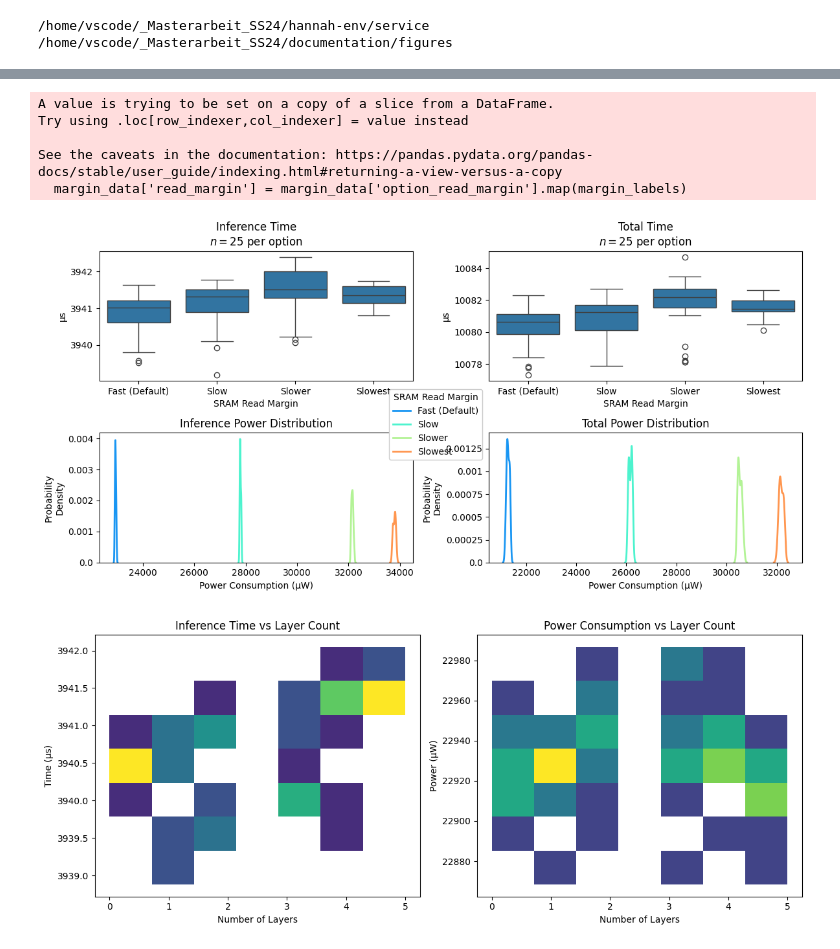
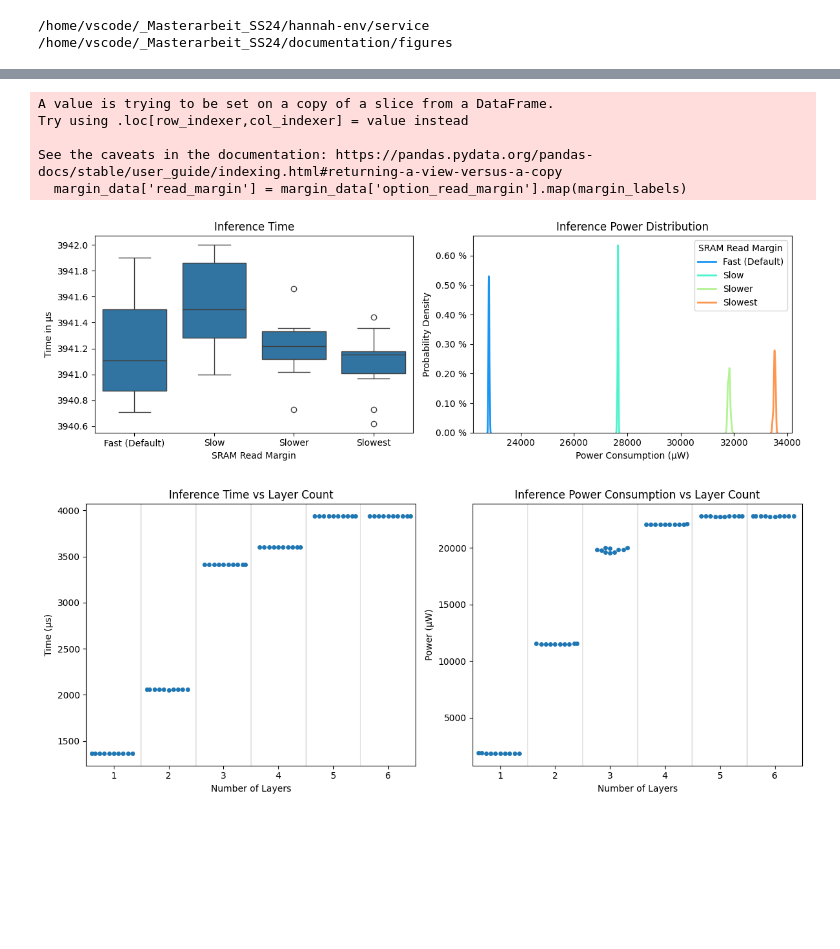
Before and after one commit to ekut-es/netdeployonnx, a Jupyter notebook: netdeployonnx/client/experiment_npu.ipynb, the cells around one changed output, grey strips where cells are left out. Cells and saved outputs as stored; diff of their text form; code cells hidden in the pictures; blank space fills up the shorter version.

```diff
--- a/netdeployonnx/client/experiment_npu.ipynb
+++ b/netdeployonnx/client/experiment_npu.ipynb
@@ -486,19 +475,21 @@ margin_data = df_filtered.dropna(subset=['option_read_margin'])
 margin_data['read_margin'] = margin_data['option_read_margin'].map(margin_labels)
 
 samples_per_option = margin_data['read_margin'].value_counts()
-title_suffix = f'\n$n={min([]+[x for x in samples_per_option])}$ per option'
+# title_suffix = f'\n$n={min([]+[x for x in samples_per_option])}$ per option'
+title_suffix = ''
 
-fig, ((ax1, ax2), (ax3, ax4)) = plt.subplots(2, 2, figsize=(12, 6))
+# fig, ((ax1, ax2), (ax3, ax4)) = plt.subplots(2, 2, figsize=(12, 6))
+fig, ((ax1, ax3)) = plt.subplots(1, 2, figsize=(12, 4))
 
 # Time boxplots
 sns.boxplot(data=margin_data, x='read_margin', y='us_per_inference', ax=ax1)
 ax1.set_title(f'Inference Time{title_suffix}')
-ax1.set_ylabel('µs')
+ax1.set_ylabel('Time in µs')
 ax1.set_xlabel('SRAM Read Margin')
 
 sns.boxplot(data=margin_data, x='read_margin', y='us_per_all', ax=ax2)
 ax2.set_title(f'Total Time{title_suffix}')
-ax2.set_ylabel('µs')
+ax2.set_ylabel('Time in µs')
 ax2.set_xlabel('SRAM Read Margin')
 
 # Power distributions
@@ -508,69 +499,77 @@ rainbow_palette = dict(zip(unique_margins, sns.color_palette('rainbow', n_colors
 n_samples = len(margin_data)
 
 # Create KDE plots and save the legend handles from one plot
-kde1 = sns.kdeplot(data=margin_data, x='uW_per_inference', hue='read_margin',
+kde1 = sns.kdeplot(data=margin_data, x='uW_abs_per_inference', hue='read_margin',
                   palette=rainbow_palette, ax=ax3, linewidth=2, legend=True)
 ax3.set_title('Inference Power Distribution')
 ax3.set_xlabel('Power Consumption (µW)')
 
 
 # Add a single legend at the bottom center
 handles, labels = ax3.get_legend_handles_labels()
 y3_ticks = ax3.get_yticks()
-ax3.set_yticklabels([f'{y}' for y in y3_ticks])
-ax3.set_ylabel('Probability\nDensity')
+ax3.set_yticklabels([f'{y*100:2.2f} %' for y in y3_ticks])
+ax3.set_ylabel('Probability Density')
 
 kde2 = sns.kdeplot(data=margin_data, x='uW_per_all', hue='read_margin',
                   palette=rainbow_palette, ax=ax4, linewidth=2, legend=False)
 ax4.set_title('Total Power Distribution')
 ax4.set_xlabel('Power Consumption (µW)')
 y4_ticks = ax4.get_yticks()
 ax4.set_yticklabels([f'{y}' for y in y4_ticks])
 ax4.set_ylabel('Probability\nDensity')
 
 
 # Get and modify legend
 leg = ax3.get_legend()
-leg.set_bbox_to_anchor((0.45, 0.35), transform=fig.transFigure) # Center of figure
+# leg.set_bbox_to_anchor((0.45, 0.35), transform=fig.transFigure) # Center of figure
 leg.set_title('SRAM Read Margin')
-leg.set_zorder(1000)  # Set high z-index to show legend on top
-leg.get_frame().set_alpha(1.0)  # Make legend background fully opaque
-leg.get_frame().set_facecolor('white')  # Ensure white background
+# leg.set_zorder(1000)  # Set high z-index to show legend on top
+# leg.get_frame().set_alpha(1.0)  # Make legend background fully opaque
+# leg.get_frame().set_facecolor('white')  # Ensure white background
 
 plt.subplots_adjust(wspace=-0.5, right=0.95, left=0.05)
 plt.tight_layout()
 
 plt.savefig(figures_path / "05_npu_read_margin.pdf", format='pdf', bbox_inches='tight')
 # %% [output]
 A value is trying to be set on a copy of a slice from a DataFrame.
 Try using .loc[row_indexer,col_indexer] = value instead
 
 See the caveats in the documentation: https://pandas.pydata.org/pandas-docs/stable/user_guide/indexing.html#returning-a-view-versus-a-copy
   margin_data['read_margin'] = margin_data['option_read_margin'].map(margin_labels)
-[figure, old version]
+[figure, new version]
 # %%
 # Create subplots for time and power vs layer count
 fig, (ax1, ax2) = plt.subplots(1, 2, figsize=(12, 5))
 
 # Time plot
-sns.histplot(data=df_filtered, x='option_layer_count', y='us_per_inference',
-            ax=ax1, cmap='viridis')
+sns.swarmplot(data=df_filtered, x='option_layer_count', y='us_per_inference',
+              ax=ax1)
 ax1.set_title('Inference Time vs Layer Count')
 ax1.set_xlabel('Number of Layers')
 ax1.set_ylabel('Time (µs)')
 
+# Add vertical lines between groups for time plot
+layer_counts = sorted(df_filtered['option_layer_count'].unique())
+for x in layer_counts[:-1]:  # All except the last one
+    ax1.axvline(x + 0.5, color='gray', linestyle='-', alpha=0.2)
+
 # Power plot
-sns.histplot(data=df_filtered, x='option_layer_count', y='uW_per_inference',
-            ax=ax2, cmap='viridis')
-ax2.set_title('Power Consumption vs Layer Count')
+sns.swarmplot(data=df_filtered, x='option_layer_count', y='uW_abs_per_inference',
+              ax=ax2)
+ax2.set_title('Inference Power Consumption vs Layer Count')
 ax2.set_xlabel('Number of Layers')
 ax2.set_ylabel('Power (µW)')
 
+# Add vertical lines between groups for power plot
+for x in layer_counts[:-1]:  # All except the last one
+    ax2.axvline(x + 0.5, color='gray', linestyle='-', alpha=0.2)
+
+ax1.set_xticklabels([int(x+1) for x in ax1.get_xticks()])
+ax2.set_xticklabels([int(x+1) for x in ax2.get_xticks()])
+
 plt.tight_layout()
-plt.show()
-
-# Print unique layer counts and their frequencies
-# print("\nLayer count distribution:")
-# print(df_filtered['option_layer_count'].value_counts().sort_index())
+plt.savefig(figures_path / "05_npu_per_layer.pdf", format='pdf', bbox_inches='tight')
 # %% [output]
-[figure, old version]
+[figure, new version]
```
Also changed, not shown: parts of 11 cells of this notebook.
